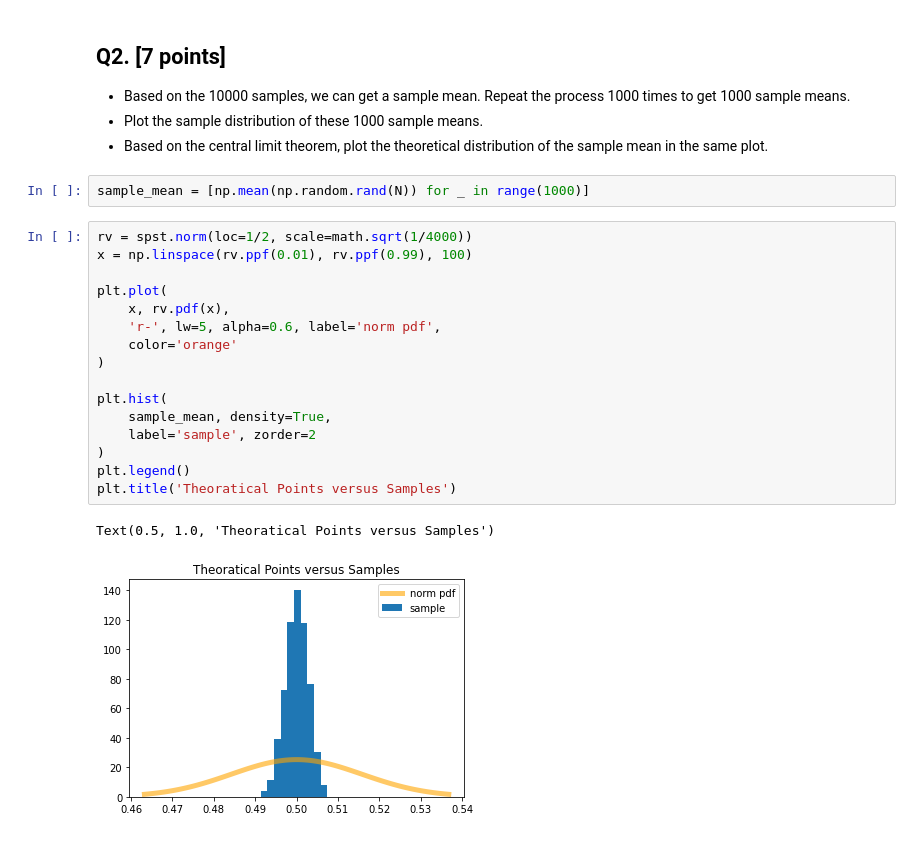
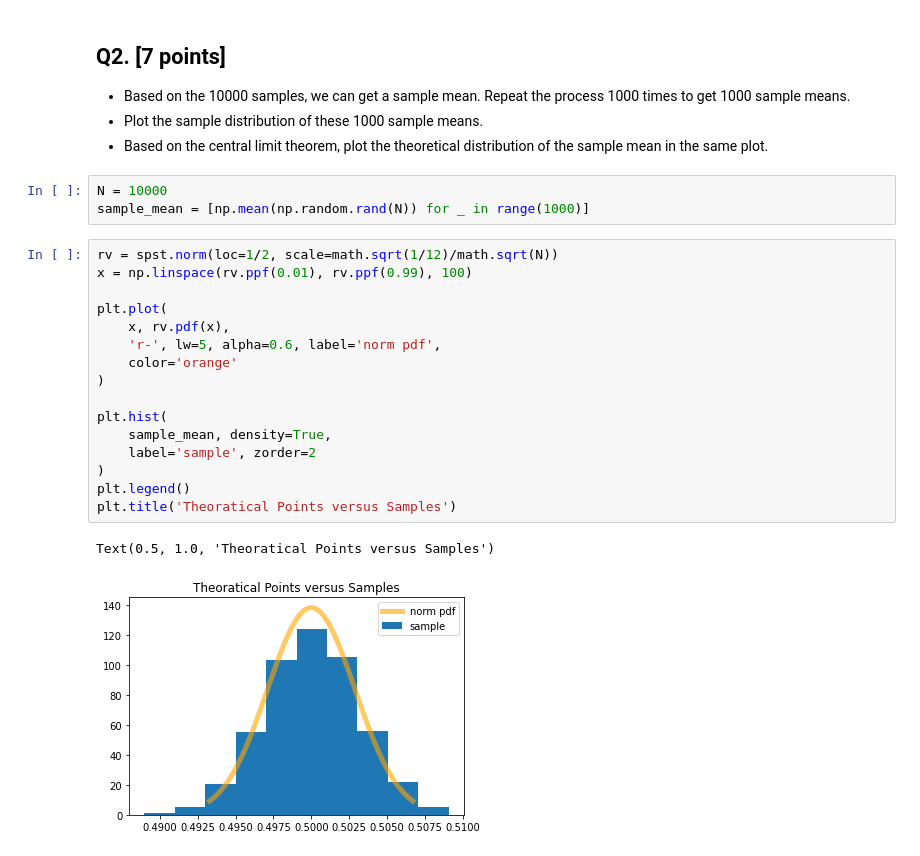
Before and after one commit to r50206v/E4404-Simulation, a Jupyter notebook: hw/Yi_Ping_Tseng_HW2_(IEOR_4404_Fall2020).ipynb, the cells around one changed output. Cells and saved outputs as stored; diff of their text form.

```diff
--- a/hw/Yi_Ping_Tseng_HW2_(IEOR_4404_Fall2020).ipynb
+++ b/hw/Yi_Ping_Tseng_HW2_(IEOR_4404_Fall2020).ipynb
@@ -421,23 +423,24 @@ Text(0.5, 1.0, 'Theoratical Points versus Samples')
 * Plot the sample distribution of these 1000 sample means.
 * Based on the central limit theorem, plot the theoretical distribution of the sample mean in the same plot.
 # %%
+N = 10000
 sample_mean = [np.mean(np.random.rand(N)) for _ in range(1000)]
 # %%
-rv = spst.norm(loc=1/2, scale=math.sqrt(1/4000))
+rv = spst.norm(loc=1/2, scale=math.sqrt(1/12)/math.sqrt(N))
 x = np.linspace(rv.ppf(0.01), rv.ppf(0.99), 100)
 
 plt.plot(
     x, rv.pdf(x),
     'r-', lw=5, alpha=0.6, label='norm pdf',
     color='orange'
 )
 
 plt.hist(
     sample_mean, density=True,
     label='sample', zorder=2
 )
 plt.legend()
 plt.title('Theoratical Points versus Samples')
 # %% [output]
 Text(0.5, 1.0, 'Theoratical Points versus Samples')
-[figure, old version]
+[figure, new version]
```
Also changed, not shown: parts of 7 cells of this notebook.
